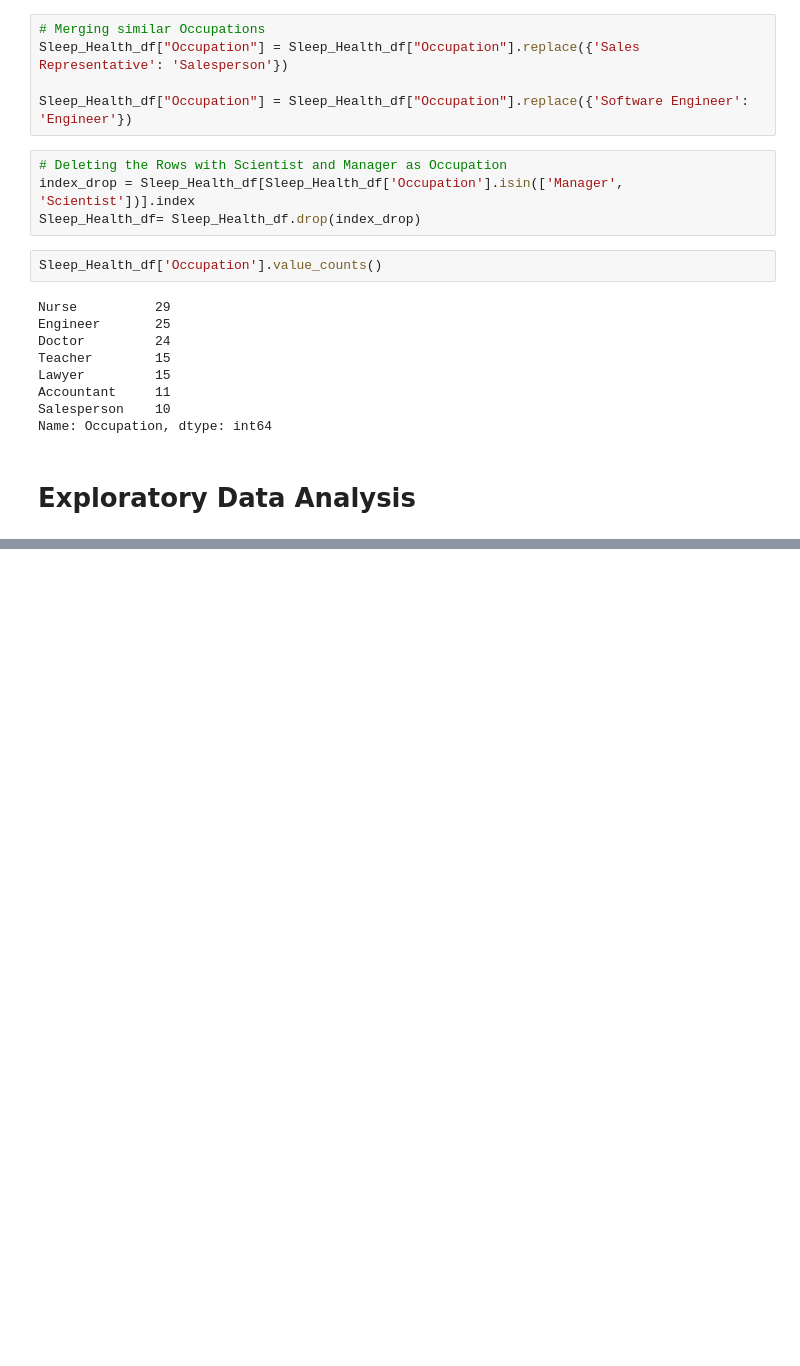
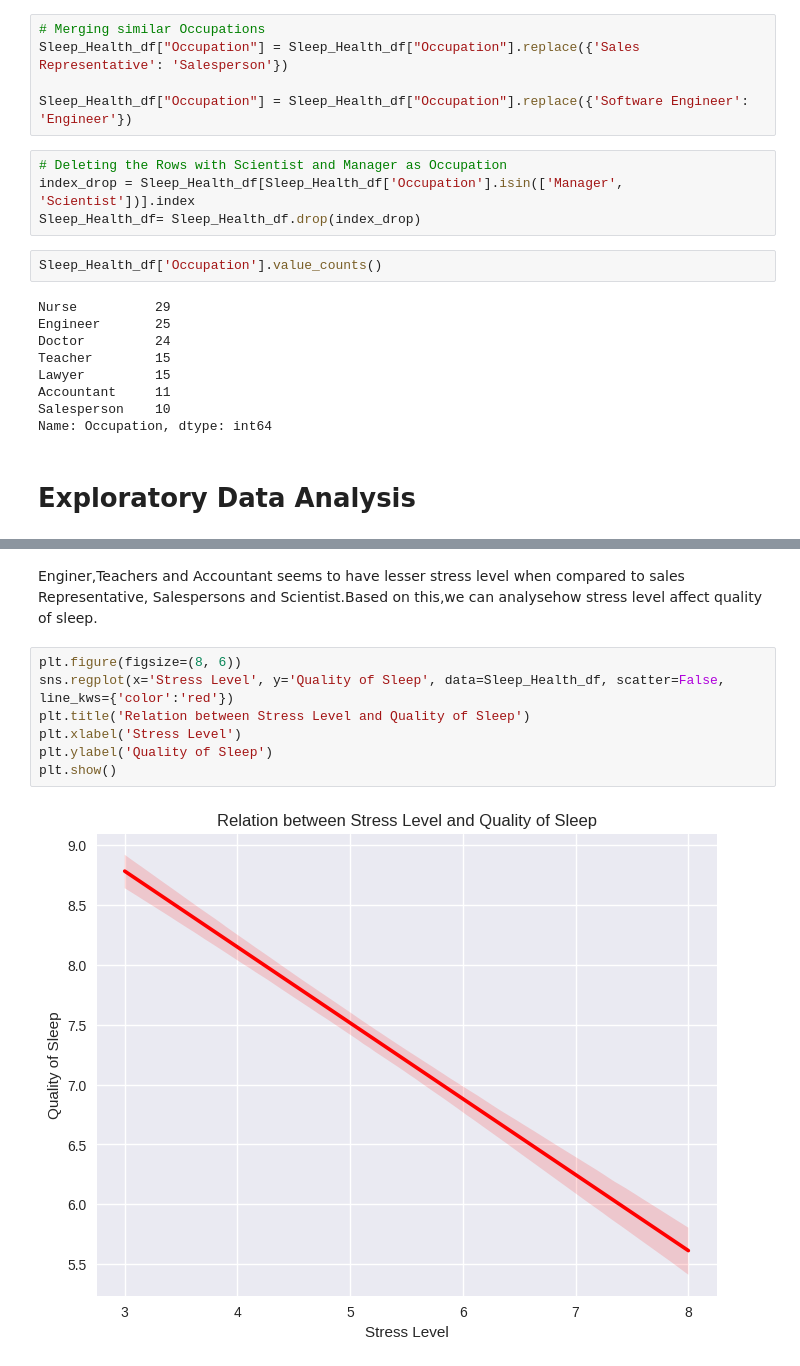
Before and after one commit to zhiweing/WID2003-INTRO-TO-DS-, a Jupyter notebook: Sleep_Health_Analysis.ipynb, the cells around one changed output, grey strips where cells are left out. Saved outputs shown, nothing was run; the diff lists cells and outputs as text; blank space fills up the shorter version.

```diff
--- a/Sleep_Health_Analysis.ipynb
+++ b/Sleep_Health_Analysis.ipynb
@@ -235,0 +364,11 @@ Name: Occupation, dtype: int64
+# %% [markdown]
+Enginer,Teachers and Accountant seems to have lesser stress level when compared to sales Representative, Salespersons and Scientist.Based on this,we can analysehow stress level affect quality of sleep.
+# %%
+plt.figure(figsize=(8, 6))
+sns.regplot(x='Stress Level', y='Quality of Sleep', data=Sleep_Health_df, scatter=False, line_kws={'color':'red'})
+plt.title('Relation between Stress Level and Quality of Sleep')
+plt.xlabel('Stress Level')
+plt.ylabel('Quality of Sleep')
+plt.show()
+# %% [output]
+[figure, added]
```
Also changed, not shown: parts of 19 cells of this notebook.
